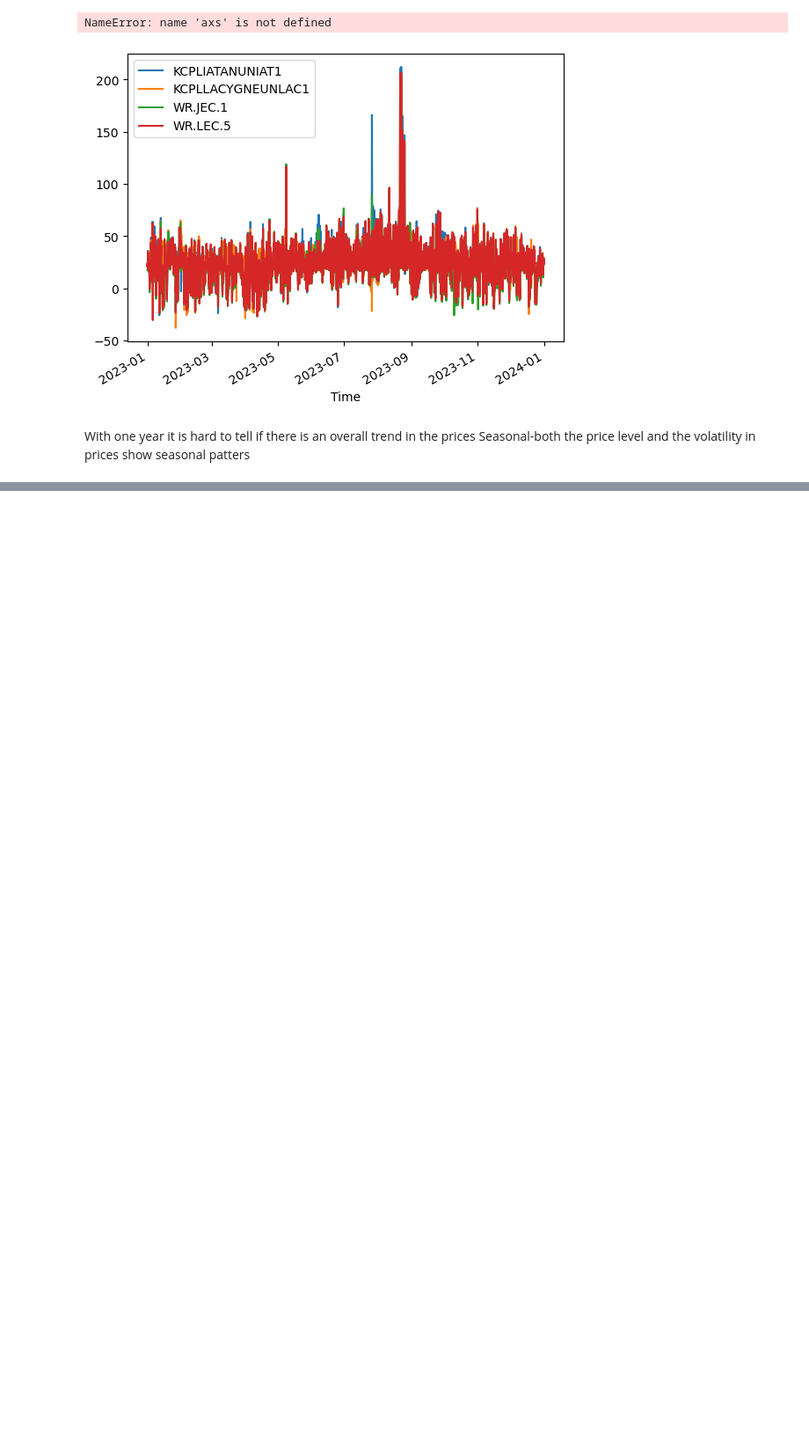
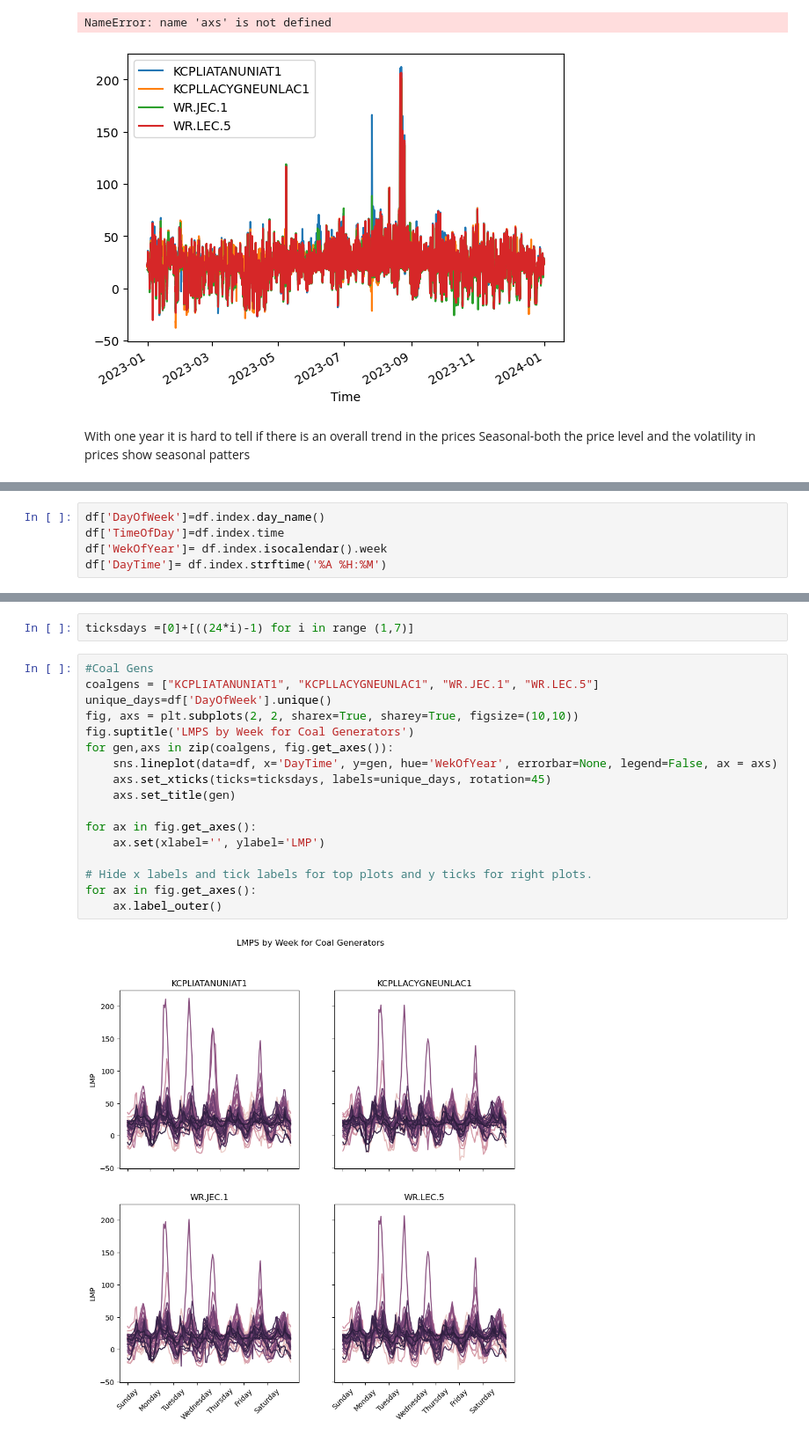
Before and after one commit to maxwellgriffith345/SPPPrices, a Jupyter notebook: SPPPriceSandBox.ipynb, the cells around one changed output, grey strips where cells are left out. Shown at 88% size. Saved outputs shown, nothing was run; the diff lists cells and outputs as text; blank space fills up the shorter version.

Commit message:
Add files via upload
added weekly seasonal plots

```diff
--- a/SPPPriceSandBox.ipynb
+++ b/SPPPriceSandBox.ipynb
@@ -560,0 +235,5 @@ DatetimeIndex(['2023-01-01', '2023-01-02', '2023-01-03', '2023-01-04',
+# %%
+df['DayOfWeek']=df.index.day_name()
+df['TimeOfDay']=df.index.time
+df['WekOfYear']= df.index.isocalendar().week
+df['DayTime']= df.index.strftime('%A %H:%M')
@@ -560,0 +250,21 @@ DatetimeIndex(['2023-01-01', '2023-01-02', '2023-01-03', '2023-01-04',
+# %%
+ticksdays =[0]+[((24*i)-1) for i in range (1,7)]
+# %%
+#Coal Gens
+coalgens = ["KCPLIATANUNIAT1", "KCPLLACYGNEUNLAC1", "WR.JEC.1", "WR.LEC.5"]
+unique_days=df['DayOfWeek'].unique()
+fig, axs = plt.subplots(2, 2, sharex=True, sharey=True, figsize=(10,10))
+fig.suptitle('LMPS by Week for Coal Generators')
+for gen,axs in zip(coalgens, fig.get_axes()):
+    sns.lineplot(data=df, x='DayTime', y=gen, hue='WekOfYear', errorbar=None, legend=False, ax = axs)
+    axs.set_xticks(ticks=ticksdays, labels=unique_days, rotation=45)
+    axs.set_title(gen)
+
+for ax in fig.get_axes():
+    ax.set(xlabel='', ylabel='LMP')
+
+# Hide x labels and tick labels for top plots and y ticks for right plots.
+for ax in fig.get_axes():
+    ax.label_outer()
+# %% [output]
+[figure, added]
```
Also changed, not shown: parts of 35 cells of this notebook.
